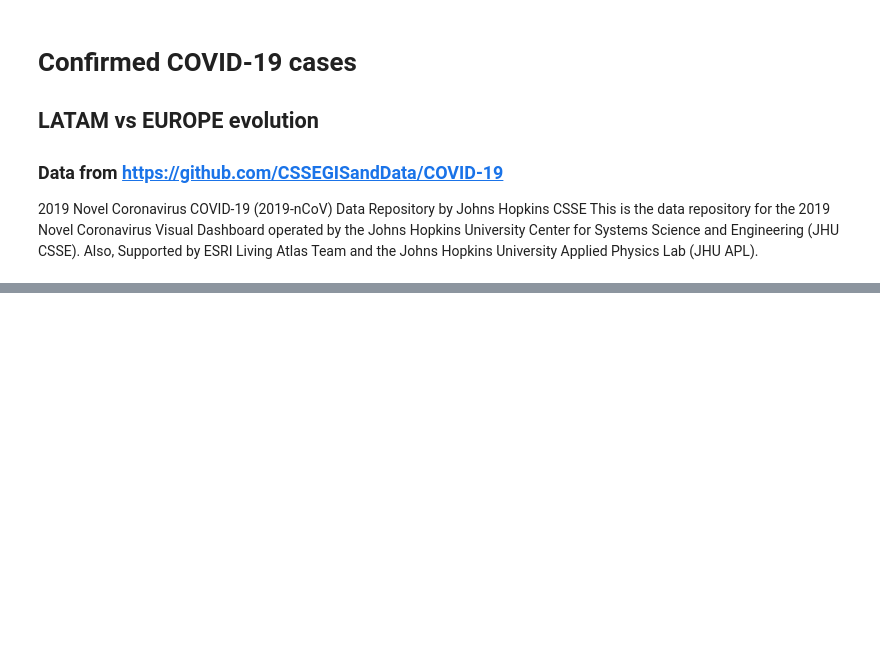
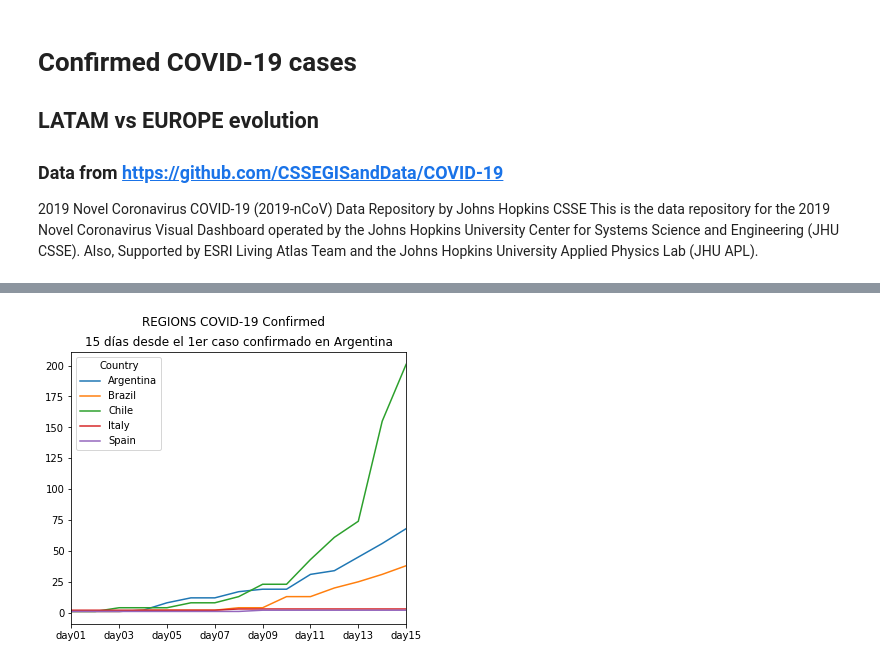
Before and after one commit to hdrobins/COVID-19, a Jupyter notebook: COVID-19 Descriptive.ipynb, the cells around one changed output, grey strips where cells are left out. Cells and saved outputs as stored; diff of their text form; code cells hidden in the pictures; blank space fills up the shorter version.

```diff
--- a/COVID-19 Descriptive.ipynb
+++ b/COVID-19 Descriptive.ipynb
@@ -91,0 +94,22 @@ europe
+# %%
+df = pandas.DataFrame(columns=['Pais','dia01','dia02','dia03','dia04','dia05','dia06','dia07','dia08','dia09','dia10','dia11','dia12','dia13','dia14','dia15'])
+nRow=0
+data=[]
+
+for index, row in compare.iterrows():
+    nRow=nRow+1
+    nCol=0
+    nPos=0
+    vec = [row['Country/Region'],numpy.nan,numpy.nan,numpy.nan,numpy.nan,numpy.nan,numpy.nan,numpy.nan,numpy.nan,numpy.nan,numpy.nan,numpy.nan,numpy.nan,numpy.nan,numpy.nan,numpy.nan]
+
+    for (columnName, columnData) in compare.iteritems():
+        nCol=nCol+1
+        if nCol>1 and columnData.values[nRow-1]>0 and nPos<15:
+           nPos=nPos+1
+           vec[nPos]=columnData.values[nRow-1]
+
+
+    data.append(vec)
+
+df = pandas.DataFrame(data, columns = ['Country','day01','day02','day03','day04','day05','day06','day07','day08','day09','day10','day11','day12','day13','day14','day15'])
+df.set_index('Country')
@@ -91,0 +124,8 @@ europe
+# %%
+df.set_index("Country").T.plot(figsize=(6,5))
+plt.suptitle('REGIONS COVID-19 Confirmed')
+plt.title('15 días desde el 1er caso confirmado en Argentina')
+
+plt.show()
+# %% [output]
+[figure, added]
```
Also changed, not shown: parts of 14 cells of this notebook.
